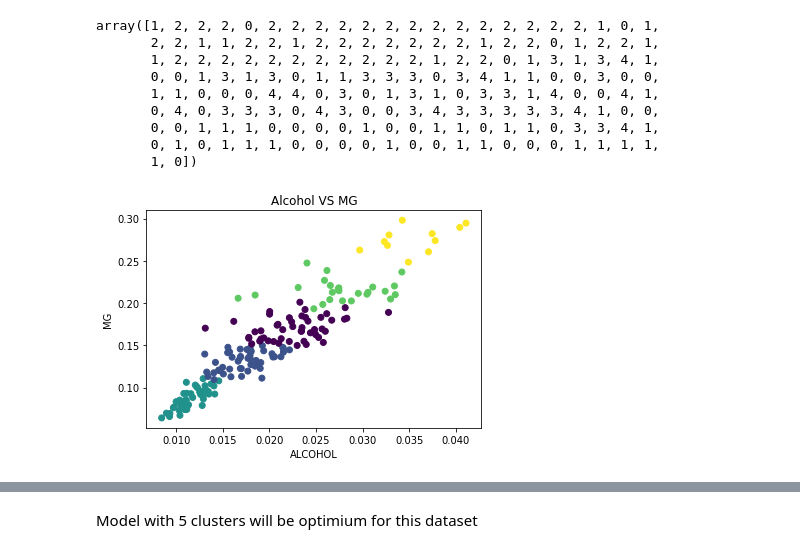
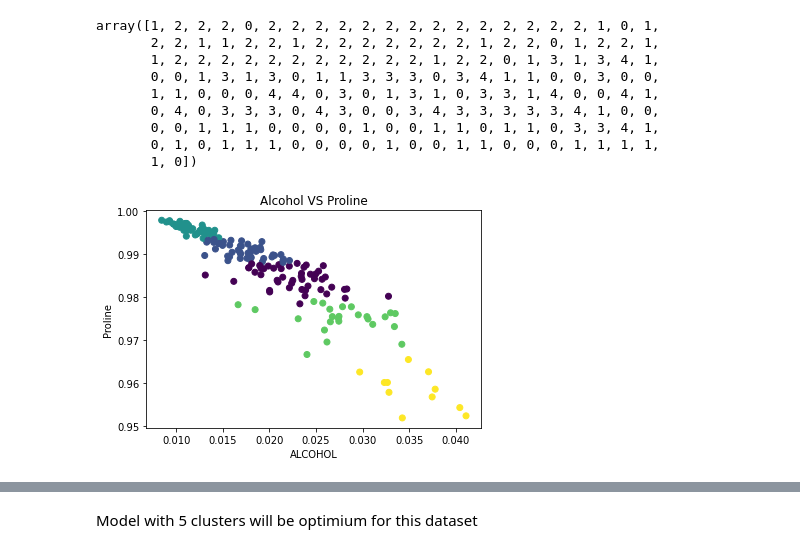
Before and after one commit to Anand1923/DSA_Assignments, a Jupyter notebook: Case_study_09_Unsupervised_Learning.ipynb, the cells around one changed output, grey strips where cells are left out. Cells and saved outputs as stored; diff of their text form; code cells hidden in the pictures.

```diff
--- a/Case_study_09_Unsupervised_Learning.ipynb
+++ b/Case_study_09_Unsupervised_Learning.ipynb
@@ -126,10 +161,10 @@ array([1, 2, 2, 2, 0, 2, 2, 2, 2, 2, 2, 2, 2, 2, 2, 2, 2, 2, 2, 1, 0, 1,
        0, 1, 0, 1, 1, 1, 0, 0, 0, 0, 1, 0, 0, 1, 1, 0, 0, 0, 1, 1, 1, 1,
        1, 0])
 # %%
-plt.title("Alcohol VS MG")
-plt.scatter(data["Alcohol"], data["Magnesium"], c = agglo_clusters)
+plt.title("Alcohol VS Proline")
+plt.scatter(data["Alcohol"], data["Proline"], c = agglo_clusters)
 plt.xlabel("ALCOHOL")
-plt.ylabel("MG")
+plt.ylabel("Proline")
 plt.show()
 # %% [output]
-[figure, old version]
+[figure, new version]
```
Also changed, not shown: parts of 5 cells of this notebook.
